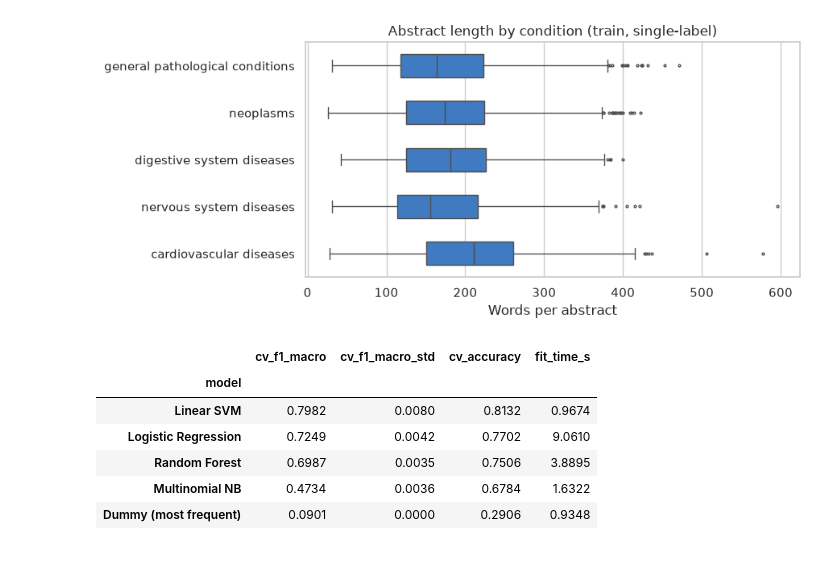
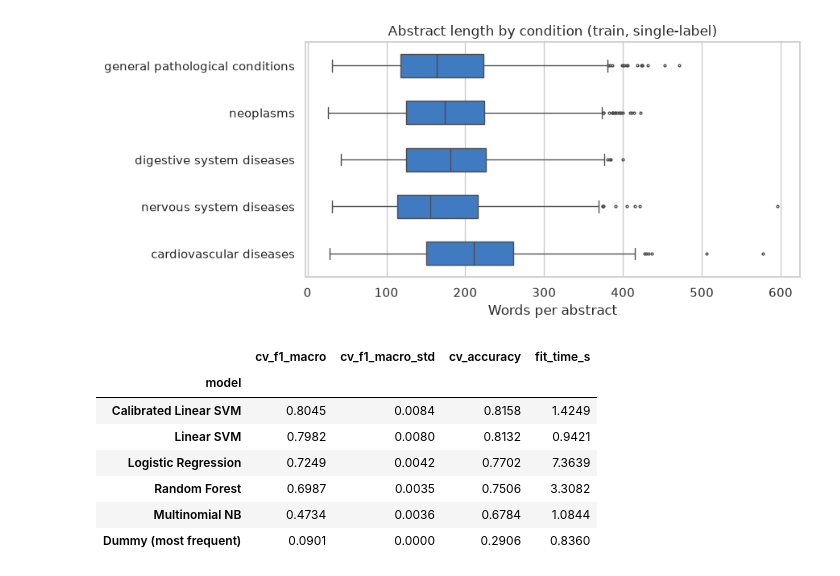
Before and after one commit to MunhozMCM/Tech-Challenge-03, a Jupyter notebook: notebooks/NLP_experiments.ipynb, the cells around one changed output. Cells and saved outputs as stored; diff of their text form; code cells hidden in the pictures.

```diff
--- a/notebooks/NLP_experiments.ipynb
+++ b/notebooks/NLP_experiments.ipynb
@@ -206,38 +213,42 @@ def make_pipeline(classifier):
 
 candidates = {
     "Dummy (most frequent)": DummyClassifier(strategy="most_frequent"),
     "Multinomial NB"       : MultinomialNB(),
     "Logistic Regression"  : LogisticRegression(max_iter=1000, random_state=SEED),
     "Linear SVM"           : LinearSVC(random_state=SEED),
+    # Production model (Decision 5): Platt-calibrated SVM — class probabilities, converts to
+    # ONNX (a bare LinearSVC does not), and ensemble=False keeps a single SVM (same size)
+    "Calibrated Linear SVM": CalibratedClassifierCV(LinearSVC(random_state=SEED), cv=5, ensemble=False),
     "Random Forest"        : RandomForestClassifier(n_estimators=300, n_jobs=-1, random_state=SEED),
 }
 
 # Model selection = 5-fold stratified CV on train (macro-F1: classes are imbalanced);
 # the held-out test set is only used to report the final numbers
 cv = StratifiedKFold(n_splits=5, shuffle=True, random_state=SEED)
 cv_rows = []
 for name, classifier in candidates.items():
     scores = cross_validate(
         make_pipeline(classifier), X_train, y_train, cv=cv, scoring=["accuracy", "f1_macro"]
     )
     cv_rows.append({
         "model"           : name,
         "cv_f1_macro"     : scores["test_f1_macro"].mean(),
         "cv_f1_macro_std" : scores["test_f1_macro"].std(),
         "cv_accuracy"     : scores["test_accuracy"].mean(),
         "fit_time_s"      : scores["fit_time"].mean(),
     })
 
 cv_results = pd.DataFrame(cv_rows).set_index("model").sort_values("cv_f1_macro", ascending=False)
 display(cv_results.round(4))
 # %% [output]
 |  | cv_f1_macro | cv_f1_macro_std | cv_accuracy | fit_time_s |
 | model |  |  |  |  |
-| Linear SVM | 0.7982 | 0.0080 | 0.8132 | 0.9674 |
-| Logistic Regression | 0.7249 | 0.0042 | 0.7702 | 9.0610 |
-| Random Forest | 0.6987 | 0.0035 | 0.7506 | 3.8895 |
-| Multinomial NB | 0.4734 | 0.0036 | 0.6784 | 1.6322 |
-| Dummy (most frequent) | 0.0901 | 0.0000 | 0.2906 | 0.9348 |
+| Calibrated Linear SVM | 0.8045 | 0.0084 | 0.8158 | 1.4249 |
+| Linear SVM | 0.7982 | 0.0080 | 0.8132 | 0.9421 |
+| Logistic Regression | 0.7249 | 0.0042 | 0.7702 | 7.3639 |
+| Random Forest | 0.6987 | 0.0035 | 0.7506 | 3.3082 |
+| Multinomial NB | 0.4734 | 0.0036 | 0.6784 | 1.0844 |
+| Dummy (most frequent) | 0.0901 | 0.0000 | 0.2906 | 0.8360 |
 # %%
 # Fit on the full train set, score on the held-out test set and measure inference cost:
 # single-request latency (one abstract per predict call, as the API will serve it) and
```
Also changed, not shown: parts of 9 cells of this notebook, 1 other file.
